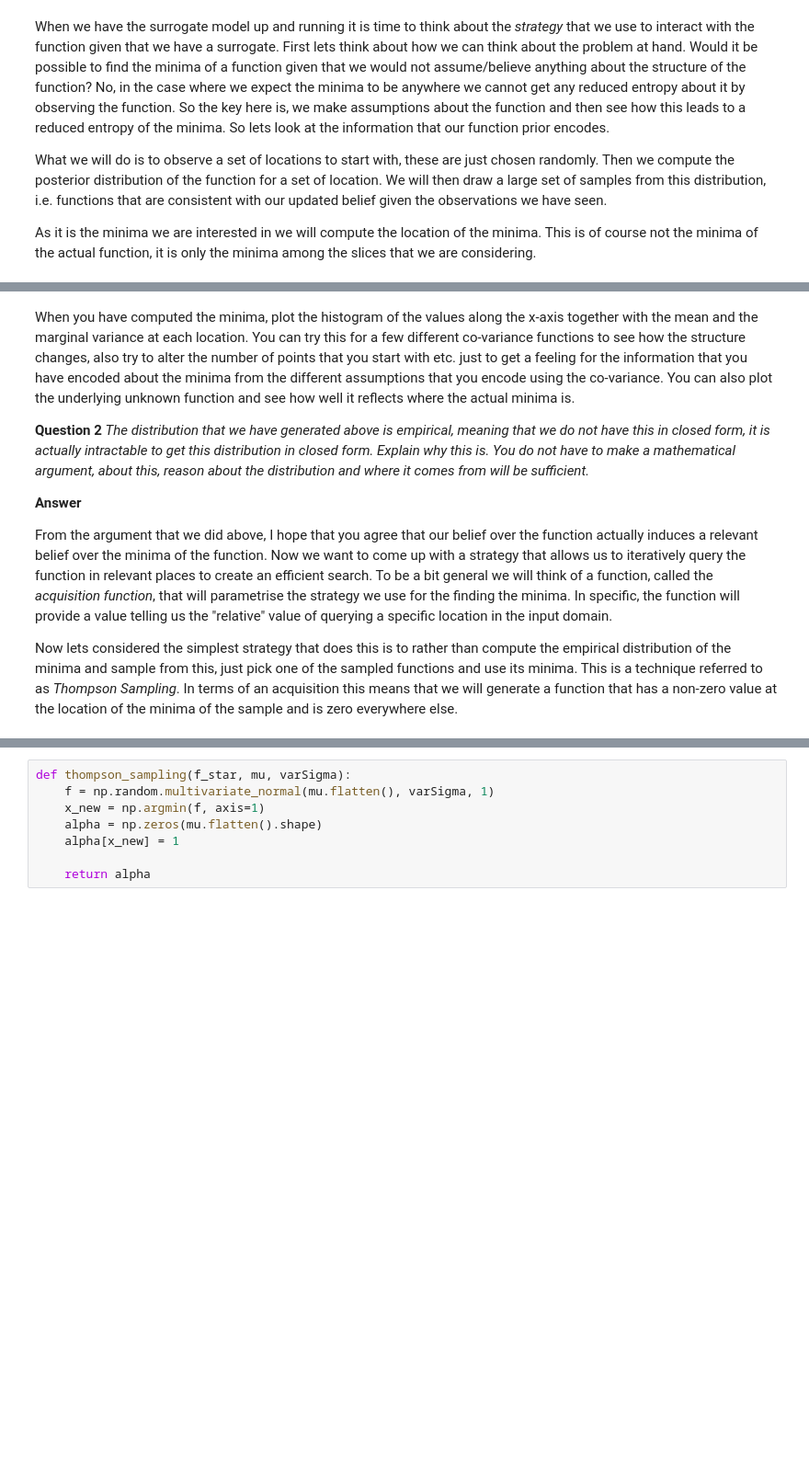
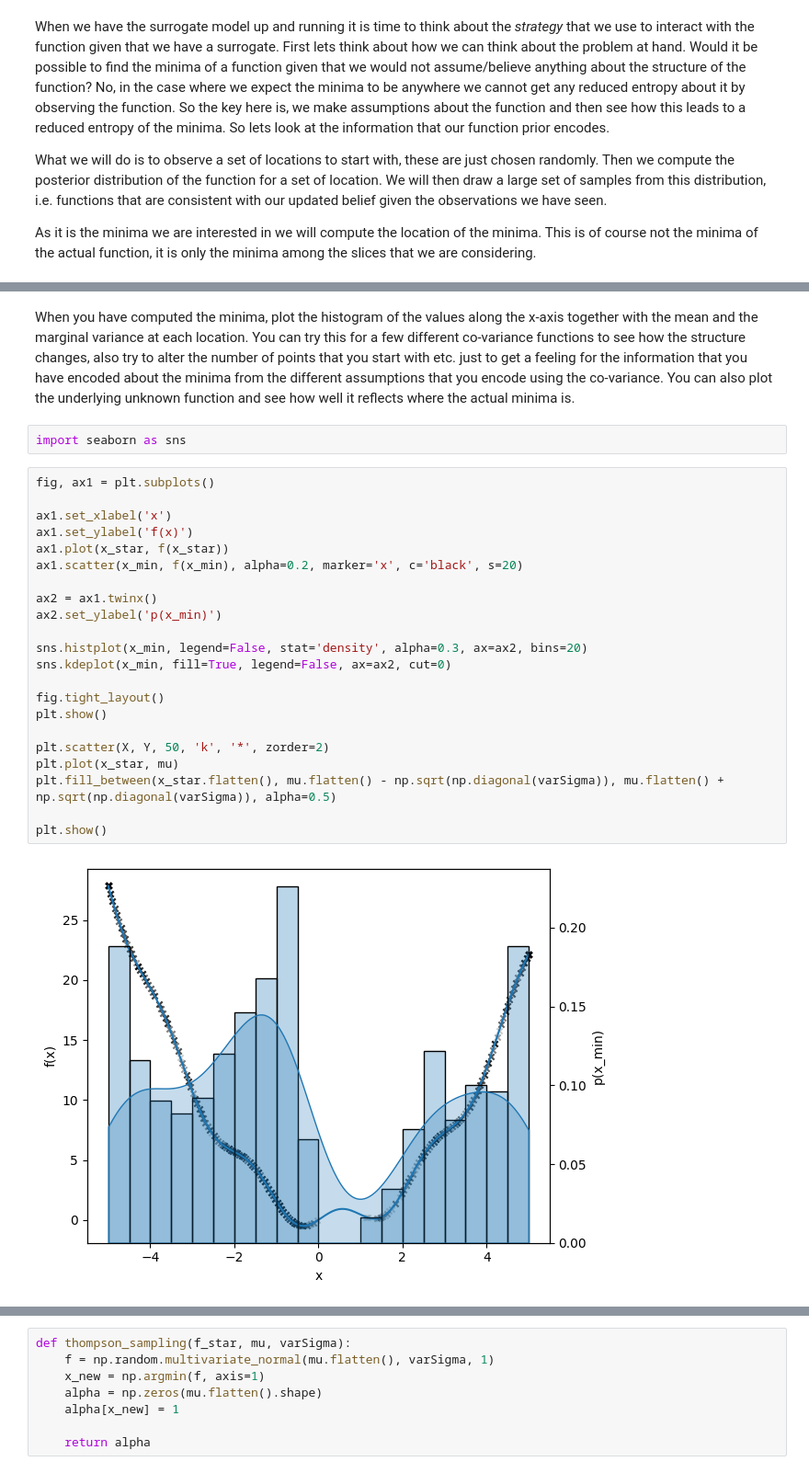
Before and after one commit to nyoma-diamond/L48_Assignments, a Jupyter notebook: L48_bad35_Task2.ipynb, the cells around one changed output, grey strips where cells are left out. Shown: that part at 92% size. Drawn from its saved outputs; the diff is of its cells as text; blank space fills up the shorter version.

```diff
--- a/L48_bad35_Task2.ipynb
+++ b/L48_bad35_Task2.ipynb
@@ -94,11 +94,28 @@ x_min = x_star[np.argmin(f_star, axis=1)]
 # %% [markdown]
 When you have computed the minima, plot the histogram of the values along the x-axis together with the mean and the marginal variance at each location. You can try this for a few different co-variance functions to see how the structure changes, also try to alter the number of points that you start with etc. just to get a feeling for the information that you have encoded about the minima from the different assumptions that you encode using the co-variance. You can also plot the underlying unknown function and see how well it reflects where the actual minima is.
-
-**Question 2**
-*The distribution that we have generated above is empirical, meaning that we do not have this in closed form, it is actually intractable to get this distribution in closed form. Explain why this is. You do not have to make a mathematical argument, about this, reason about the distribution and where it comes from will be sufficient.*
-
-**Answer**
-
-From the argument that we did above, I hope that you agree that our belief over the function actually induces a relevant belief over the minima of the function. Now we want to come up with a strategy that allows us to iteratively query the function in relevant places to create an efficient search. To be a bit general we will think of a function, called the *acquisition function*, that will parametrise the strategy we use for the finding the minima. In specific, the function will provide a value telling us the "relative" value of querying a specific location in the input domain.
-
-Now lets considered the simplest strategy that does this is to rather than compute the empirical distribution of the minima and sample from this, just pick one of the sampled functions and use its minima. This is a technique referred to as *Thompson Sampling*. In terms of an acquisition this means that we will generate a function that has a non-zero value at the location of the minima of the sample and is zero everywhere else.
+# %%
+import seaborn as sns
+# %%
+fig, ax1 = plt.subplots()
+
+ax1.set_xlabel('x')
+ax1.set_ylabel('f(x)')
+ax1.plot(x_star, f(x_star))
+ax1.scatter(x_min, f(x_min), alpha=0.2, marker='x', c='black', s=20)
+
+ax2 = ax1.twinx()
+ax2.set_ylabel('p(x_min)')
+
+sns.histplot(x_min, legend=False, stat='density', alpha=0.3, ax=ax2, bins=20)
+sns.kdeplot(x_min, fill=True, legend=False, ax=ax2, cut=0)
+
+fig.tight_layout()
+plt.show()
+
+plt.scatter(X, Y, 50, 'k', '*', zorder=2)
+plt.plot(x_star, mu)
+plt.fill_between(x_star.flatten(), mu.flatten() - np.sqrt(np.diagonal(varSigma)), mu.flatten() + np.sqrt(np.diagonal(varSigma)), alpha=0.5)
+
+plt.show()
+# %% [output]
+[figure, added]
```
Also changed, not shown: parts of 5 cells of this notebook.
